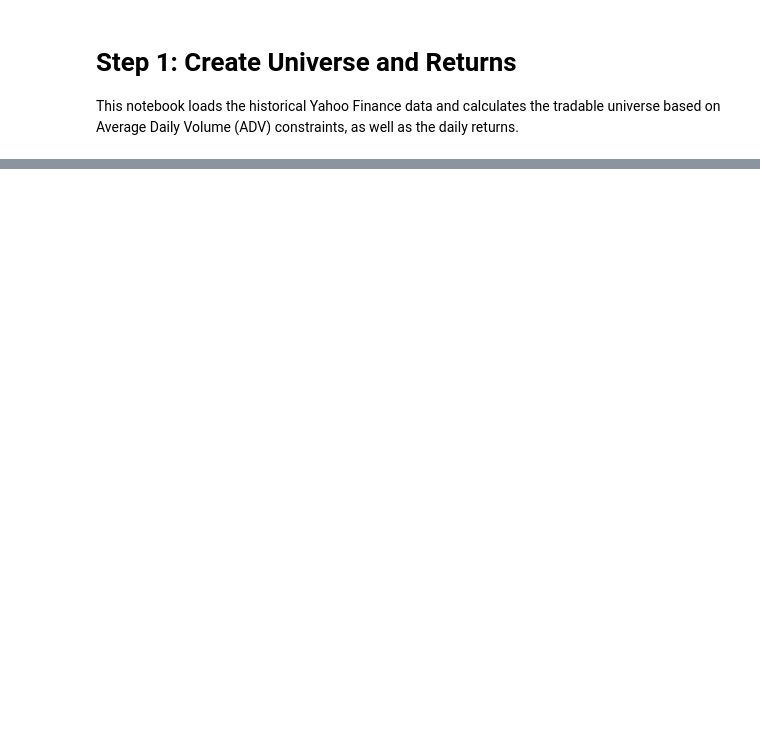
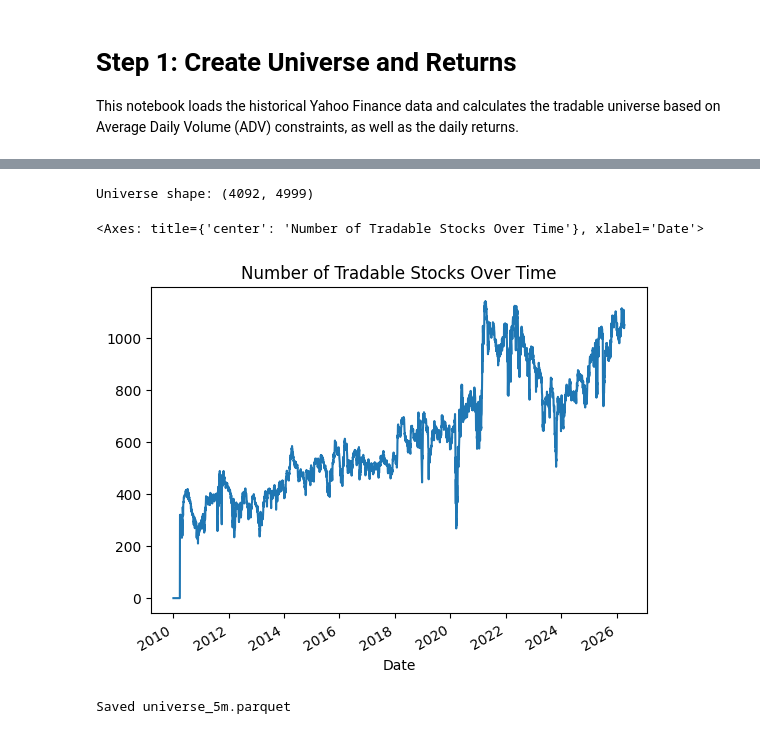
Before and after one commit to Utkarsh-Agrawal0076/QRT_comp, a Jupyter notebook: round2_1_create_universe_and_returns.ipynb, the cells around one changed output, grey strips where cells are left out. Saved outputs shown, nothing was run; the diff lists cells and outputs as text; code cells hidden in the pictures; blank space fills up the shorter version.

```diff
--- a/round2_1_create_universe_and_returns.ipynb
+++ b/round2_1_create_universe_and_returns.ipynb
@@ -21,13 +18,38 @@ df_adv_60 = df_daily_volume.rolling(window=60, min_periods=1).mean()
+# %%
+# 1. Calculate Average Daily Volume (ADV) for trailing 60 days\n,
+df_daily_volume = df_historical['Close'].mul(df_historical['Volume']).fillna(0)
+df_adv_60 = df_daily_volume.rolling(window=60, min_periods=60).mean()
+# 2. Price constraint
+price_mask = df_historical['Close'] >= 1
+# 3. ER (Efficiency Ratio) <= 0.25
+# ER = absolute net change over 60 days / sum of absolute daily changes over 60 days\n",
+net_change = df_historical['Close'].diff(60).abs()
+sum_abs_daily_change = df_historical['Close'].diff().abs().rolling(window=60, min_periods=60).sum()
+er = net_change / sum_abs_daily_change
+er_mask = er <= 0.25
+# 4. Volatility >= median\n",
+# Volatility as 60-day rolling std of daily returns\n",
+daily_ret = df_historical['Close'].pct_change()
+vol_60 = daily_ret.rolling(window=60, min_periods=60).std()
+median_vol = vol_60.median(axis=1)
+# Compare each stock's volatility to the cross-sectional median for that day\n",
+vol_mask = vol_60.ge(median_vol, axis=0)
 # %%
-# Creating 5M+ Average Daily Volume Universe
-df_universe_5m = (df_adv_60 > 5_000_000).astype(int)
+# Creating Universe based on all constraints
+df_universe_5m = ((df_adv_60 >= 5_000_000) & price_mask & er_mask & vol_mask).astype(int)
 print('Universe shape:', df_universe_5m.shape)
 
-df_universe_5m.sum(axis=1).plot(title="Number of Tradable Stocks Over Time (ADV > $5M)")
+df_universe_5m.sum(axis=1).plot(title="Number of Tradable Stocks Over Time")
+# %% [output]
+Universe shape: (4092, 4999)
+<Axes: title={'center': 'Number of Tradable Stocks Over Time'}, xlabel='Date'>
+[figure, added]
 # %%
 # Saving 5M universe to stores folder
 df_universe_5m.to_parquet(os.path.join(DATA_DIR, 'universe_5m.parquet'), engine='pyarrow')
 print('Saved universe_5m.parquet')
+# %% [output]
+Saved universe_5m.parquet
 # %%
 # Calculating returns for each ticker every day
 # Using Adj Close to account for dividends and stock splits
```
Also changed, not shown: parts of 3 cells of this notebook, 2 other files.
